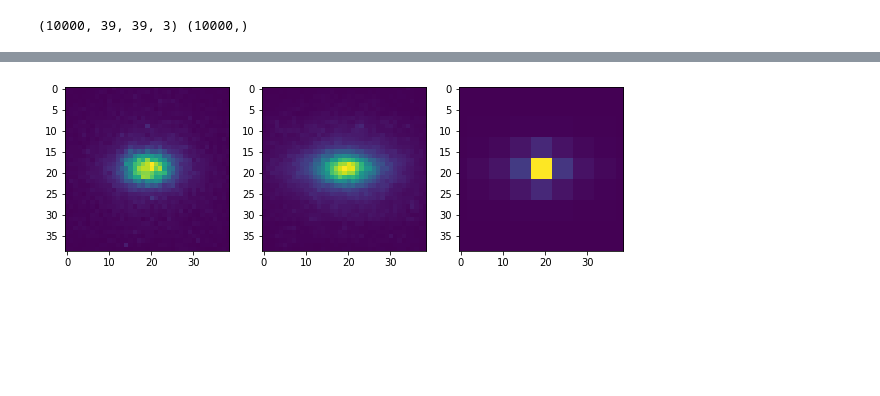
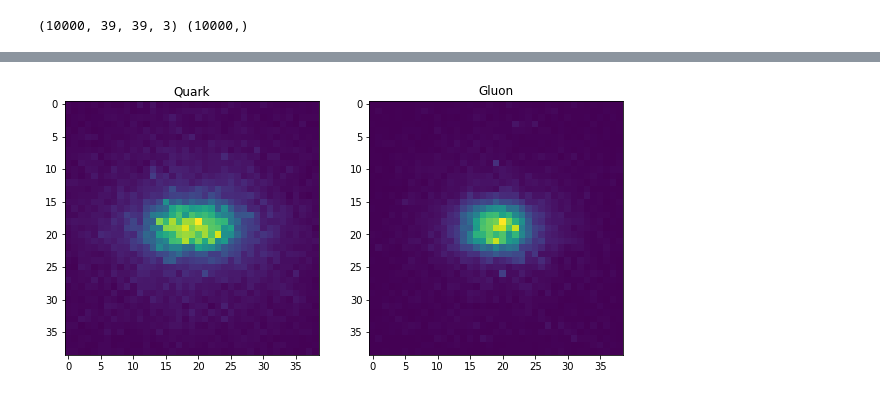
Before and after one commit to Gopal-Dahale/qml-hep-lhc, a Jupyter notebook: notebooks/Quark_Gluon_converter.ipynb, the cells around one changed output, grey strips where cells are left out. Saved outputs shown, nothing was run; the diff lists cells and outputs as text; code cells hidden in the pictures; blank space fills up the shorter version.

Commit message:
Made electron photon, quark gluon single channel

```diff
--- a/notebooks/Quark_Gluon_converter.ipynb
+++ b/notebooks/Quark_Gluon_converter.ipynb
@@ -70,7 +70,7 @@ r = 1
 c = 3
 for i in range(3):
     fig.add_subplot(r,c,i+1)
-    plt.imshow(np.mean(data1[:, :,:, i], axis=0))
+    pnp.where(data['y_train'] == 0)[0]lt.imshow(np.mean(data1[:, :,:, i], axis=0))
 # %% [output]
 [figure]
 # %%
@@ -84,6 +88,7 @@ print(data['X'].shape, data['y'].shape)
 # %% [output]
 (10000, 39, 39, 3) (10000,)
 # %%
+data['X'] = data['X'][:,:,:,0].reshape(-1,39,39,1)
 data['X'], data['y'] = shuffle(data['X'], data['y'])
 # %%
 x_train, x_test, y_train, y_test = train_test_split(data['X'],data['y'], test_size = 0.1, random_state=42)
@@ -95,0 +101,9 @@ del data
+# %%
+fig2 = plt.figure(figsize=(10,10))
+r = 1
+c = 2
+index = [np.where(y_train == 0)[0], np.where(y_train == 1)[0]]
+for i in range(2):
+    fig2.add_subplot(r,c,i+1)
+    plt.imshow(np.mean(x_train[index[i],:,:,0], axis=0))
+    plt.title('Quark' if i == 0 else 'Gluon')
@@ -110,9 +126,11 @@ data['x_train'].shape
 # %%
 fig2 = plt.figure(figsize=(10,10))
 r = 1
-c = 3
-for i in range(3):
+c = 2
+index = [np.where(data['y_train'] == 0)[0], np.where(data['y_train'] == 1)[0]]
+for i in range(2):
     fig2.add_subplot(r,c,i+1)
-    plt.imshow(np.mean(data['x_train'][:,:,:,i], axis=0))
+    plt.imshow(np.mean(data['x_train'][index[i],:,:,0], axis=0))
+    plt.title('Quark' if i == 0 else 'Gluon')
 # %% [output]
-[figure, old version]
+[figure, new version]
```
Also changed, not shown: parts of 5 cells of this notebook, 3 other files.
